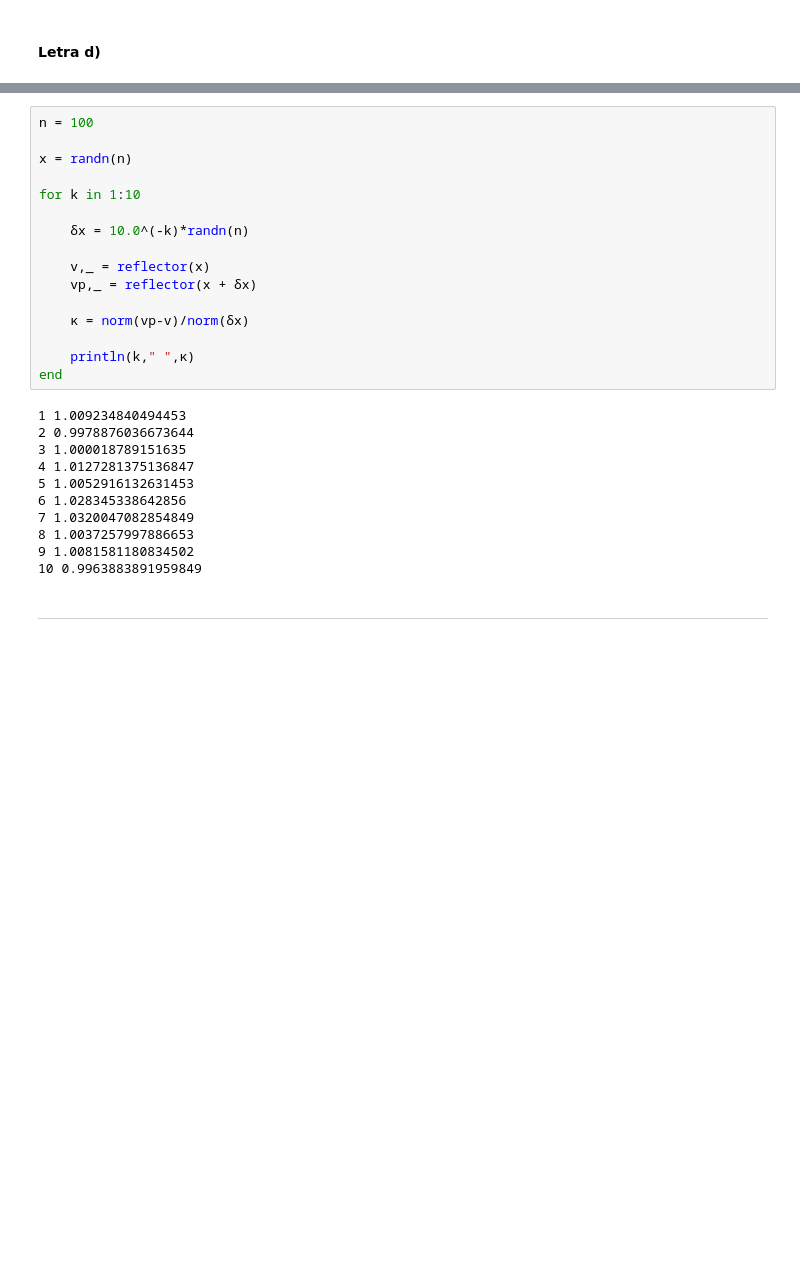
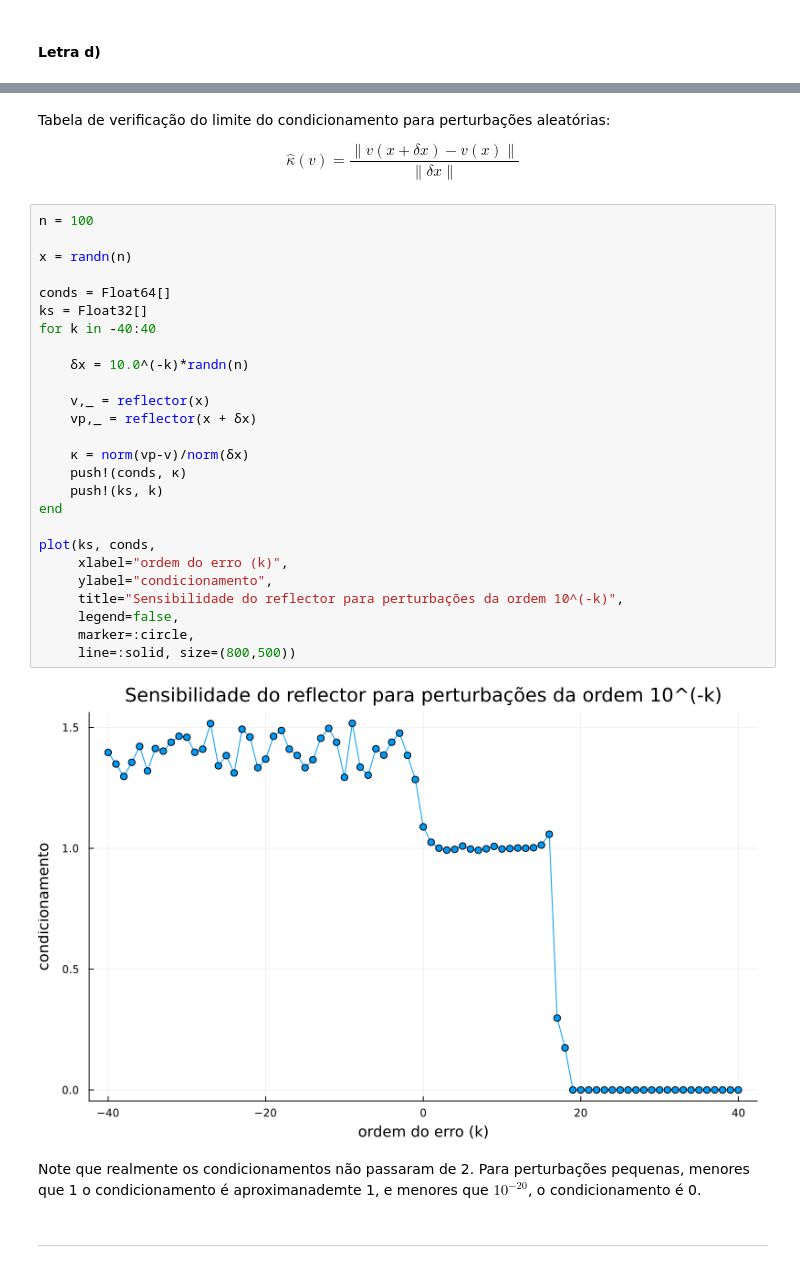
Before and after one commit to pedroalves085/Projeto4PedroElainne, a Jupyter notebook: q1.ipynb, the cells around one changed output, grey strips where cells are left out. Cells and saved outputs as stored; diff of their text form; blank space fills up the shorter version.

```diff
--- a/q1.ipynb
+++ b/q1.ipynb
@@ -119,33 +136,42 @@ $$ Ju = u - e_1 \frac{x^* u}{\|x\|} $$
 Pela desigualdade triangular e Cauchy-Schwarz ($|x^* u| \le \|x\|\|u\|$):
 $$ \|Ju\|_2 \le \|u\|_2 + \|e_1\|_2 \frac{\|x\|_2 \|u\|_2}{\|x\|_2} = 1 + 1 = 2 $$
 Logo, $\|J\|_2 \le 2$. O número de condicionamento absoluto é limitado por 2.
+# %% [markdown]
+Tabela de verificação do limite do condicionamento para perturbações aleatórias:
+
+$$
+\hat \kappa (v)= \frac{\|v(x+\delta x) - v(x)\|}{\|\delta x\|}
+$$
 # %%
 n = 100
 
 x = randn(n)
 
-for k in 1:10
+conds = Float64[]
+ks = Float32[]
+for k in -40:40
 
     δx = 10.0^(-k)*randn(n)
 
     v,_ = reflector(x)
     vp,_ = reflector(x + δx)
 
     κ = norm(vp-v)/norm(δx)
+    push!(conds, κ)
+    push!(ks, k)
+end
 
-    println(k," ",κ)
-end
+plot(ks, conds,
+     xlabel="ordem do erro (k)",
+     ylabel="condicionamento",
+     title="Sensibilidade do reflector para perturbações da ordem 10^(-k)",
+     legend=false,
+     marker=:circle,
+     line=:solid, size=(800,500))
 # %% [output]
-1 1.009234840494453
-2 0.9978876036673644
-3 1.000018789151635
-4 1.0127281375136847
-5 1.0052916132631453
-6 1.028345338642856
-7 1.0320047082854849
-8 1.0037257997886653
-9 1.0081581180834502
-10 0.9963883891959849
+[figure, added]
+# %% [markdown]
+Note que realmente os condicionamentos não passaram de 2. Para perturbações pequenas, menores que 1 o condicionamento é aproximanademte 1, e menores que $10^{-20}$, o condicionamento é 0.
 # %% [markdown]
 -------------------------------------------
 # %% [markdown]
```
Also changed, not shown: parts of 5 cells of this notebook.
